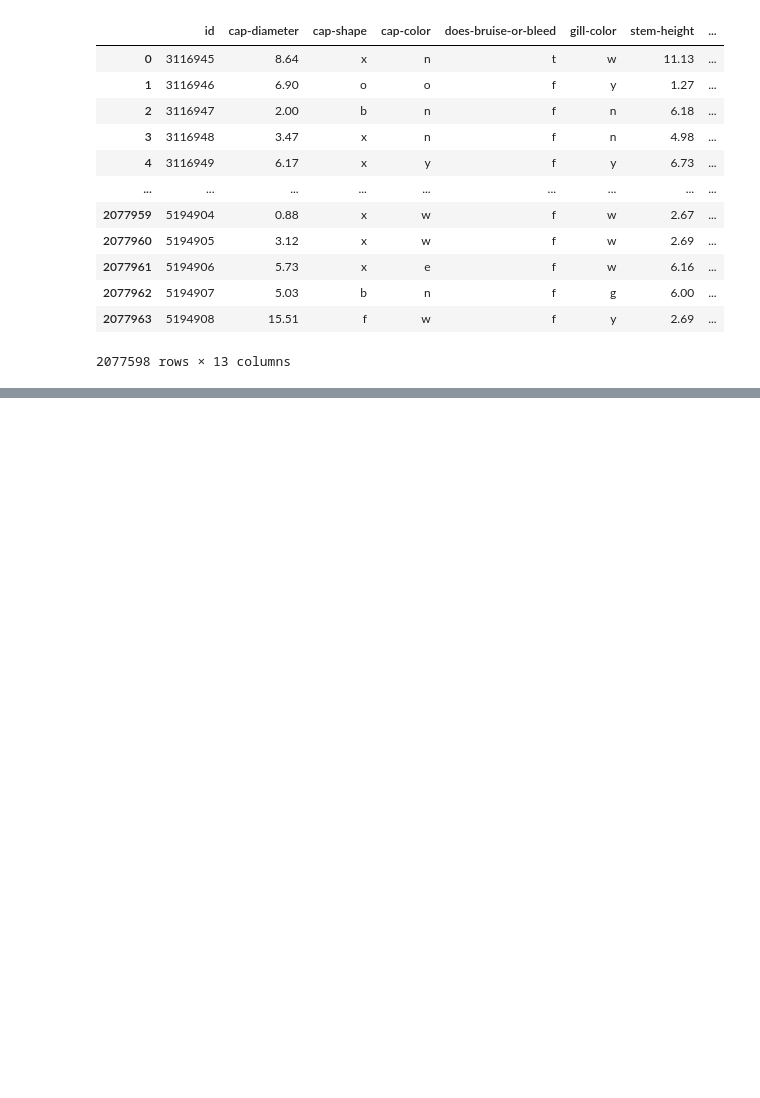
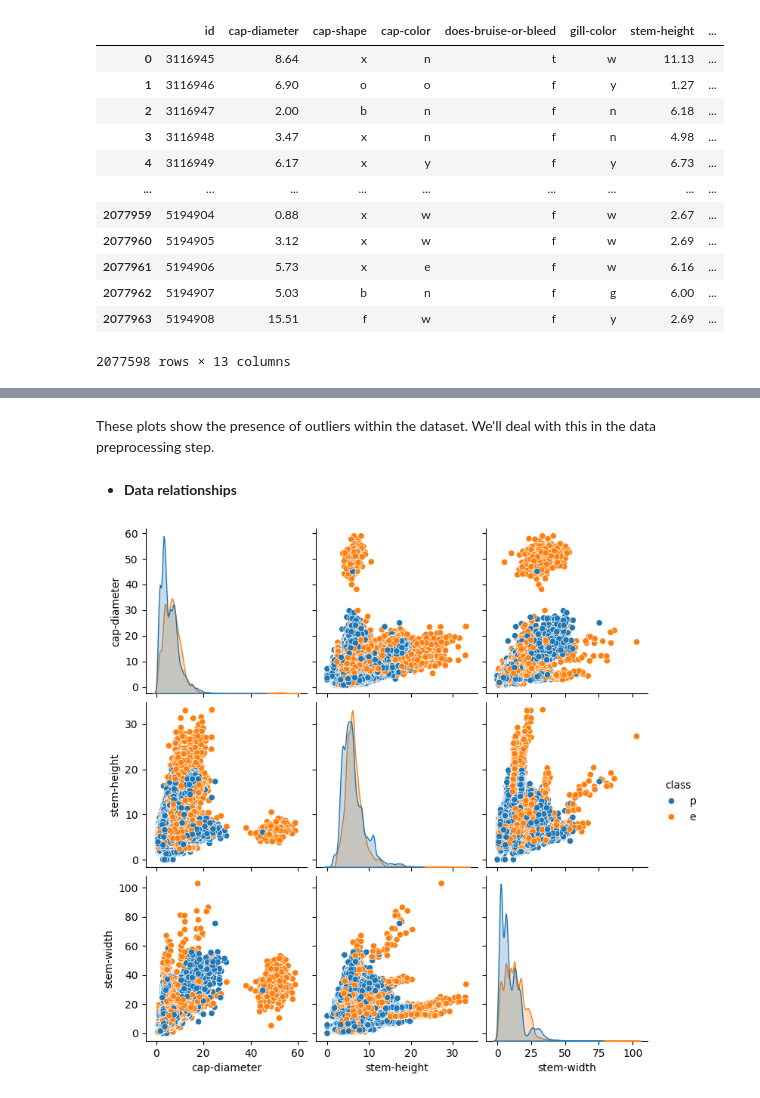
Before and after one commit to NabilAouidad/Poisonous-Mushroom-Prediction, a Jupyter notebook: EDA.ipynb, the cells around one changed output, grey strips where cells are left out. Cells and saved outputs as stored; diff of their text form; code cells hidden in the pictures; blank space fills up the shorter version.

```diff
--- a/EDA.ipynb
+++ b/EDA.ipynb
@@ -469,0 +527,9 @@ mushroom_test_df
+# %% [markdown]
+These plots show the presence of outliers within the dataset. We'll deal with this in the data preprocessing step.
+# %% [markdown]
+* **Data relationships**
+# %%
+sns.pairplot(data = dataSample, hue = "class")
+plt.show()
+# %% [output]
+[figure, added]
```
Also changed, not shown: parts of 15 cells of this notebook.
